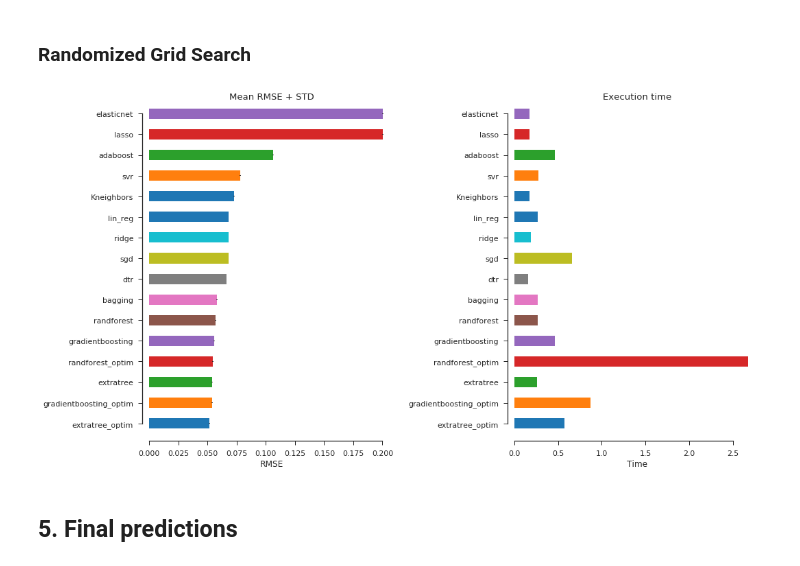
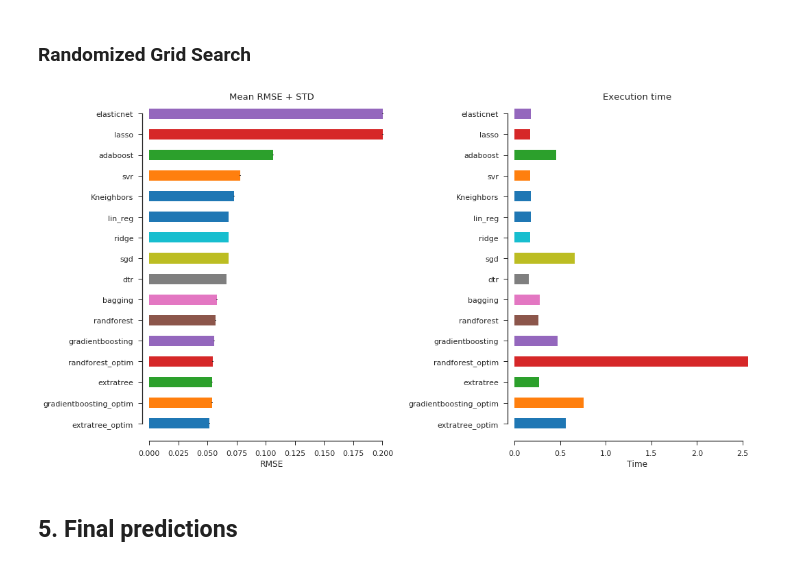
Before and after one commit to romainmartinez/mvc, a Jupyter notebook: 3_predict.ipynb, the cells around one changed output. Saved outputs shown, nothing was run; the diff lists cells and outputs as text; code cells hidden in the pictures.

```diff
--- a/3_predict.ipynb
+++ b/3_predict.ipynb
@@ -189,7 +188,7 @@ param_distrib = {}
 param_distrib['extratree'] = {
     'n_estimators': randint(low=1, high=200),
     'criterion': ['mse', 'mae'],
-    'max_features': randint(low=10, high=25),
+    'max_features': randint(low=10, high=18),
     'bootstrap': [True, False]
 }
 
@@ -204,7 +203,7 @@ param_distrib['gradientboosting'] = {
 param_distrib['randforest'] = {
     'n_estimators': randint(low=50, high=300),
     'criterion': ['mse', 'mae'],
-    'max_features': randint(low=10, high=25),
+    'max_features': randint(low=10, high=18),
     'bootstrap': [True, False]
 }
 # %%
@@ -223,7 +222,7 @@ for key, params in param_distrib.items():
     start = time.time()
     random_search[key] = RandomizedSearchCV(random_search_model[key], param_distributions=params,
                                             n_iter=n_iter, cv=5, random_state=RANDOM_SEED,
-                                            scoring='neg_mean_squared_error')
+                                            scoring='neg_mean_squared_error', n_jobs=-1)
 
     random_search[key].fit(X_train, np.ravel(y_train))
 
@@ -238,29 +237,29 @@ try:
     optimized_params = {
         'extratree': random_search['extratree'].best_params_,
         'gradientboosting': random_search['gradientboosting'].best_params_,
-        'randforest': random_search['randforest'].best_params_
+        'randforest': random_search['randforest'].best_params_,
     }
 except NameError:
     optimized_params = {
         'extratree': {'bootstrap': False, 'criterion': 'mse', 'max_features': 14, 'n_estimators': 45},
         'gradientboosting': {'learning_rate': 0.27639418010407163, 'loss': 'huber', 'n_estimators': 115},
-        'randforest': {'bootstrap': True, 'criterion': 'mse', 'max_features': 14, 'n_estimators': 260}
+        'randforest': {'bootstrap': True, 'criterion': 'mse', 'max_features': 14, 'n_estimators': 260},
     }
 # %%
 # re-test optimized models with custom functions
 optimized_models = {
     'extratree_optim': ExtraTreesRegressor(random_state=RANDOM_SEED, **optimized_params['extratree']),
     'gradientboosting_optim': GradientBoostingRegressor(**optimized_params['gradientboosting']),
-    'randforest_optim': RandomForestRegressor(random_state=RANDOM_SEED, **optimized_params['randforest'])
+    'randforest_optim': RandomForestRegressor(random_state=RANDOM_SEED, **optimized_params['randforest']),
 }
 
 models.update(optimized_models)
 
 optimized_model_test = TestandPlot(models)
 optimized_model_test.test(X_train, np.ravel(y_train), display=False)
 optimized_model_test.plot(save_fig=True, title='models')
 # %% [output]
-[figure, old version]
+[figure, new version]
 # %% [markdown]
 ## 5. Final predictions
 # %% [markdown]
```
Also changed, not shown: parts of 14 cells of this notebook, 4 other files.
